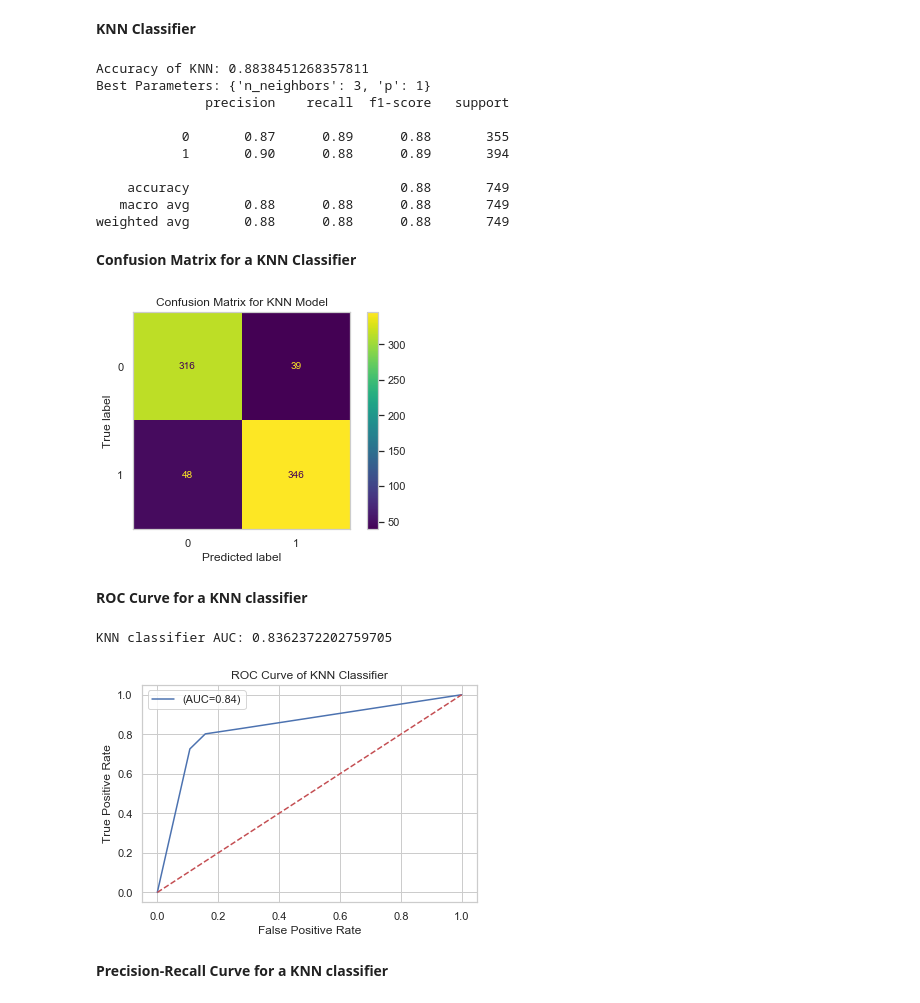
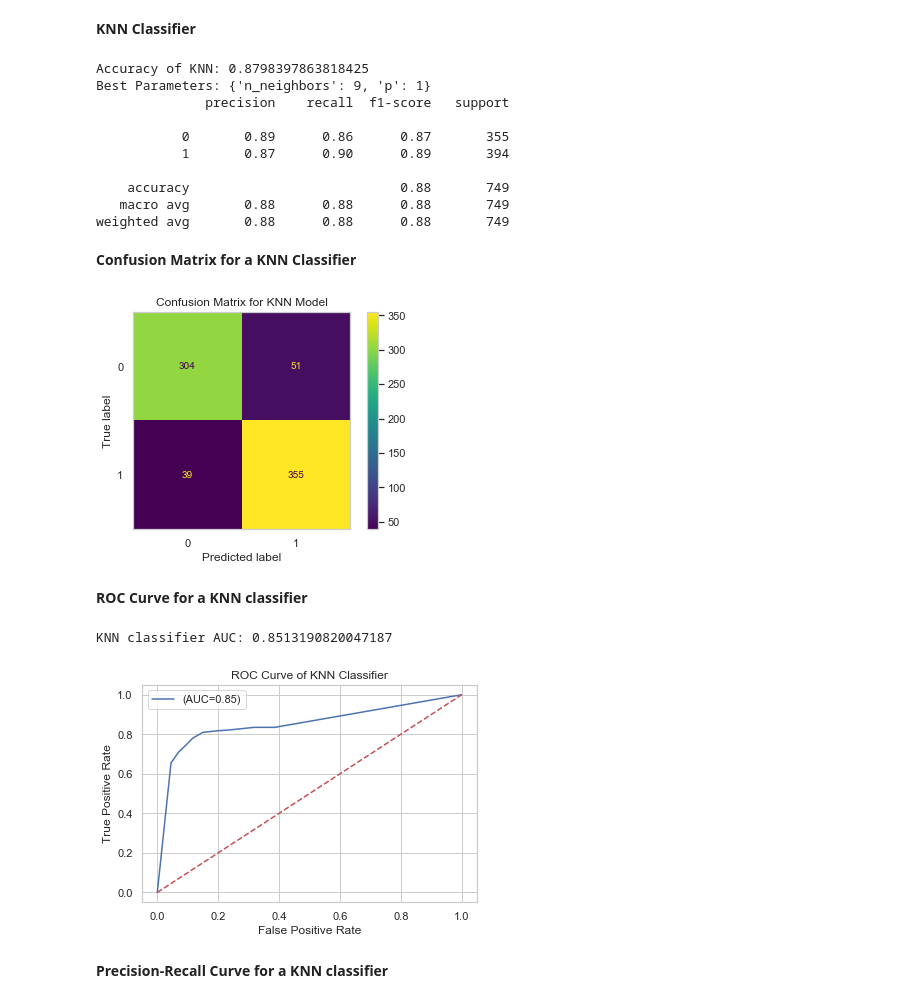
Before and after one commit to Chaitanya204/University-Project, a Jupyter notebook: Predicting and Diagnosing Autism Spectrum Disorder (ASD) Using Machine Learning Models.ipynb, the cells around one changed output. Saved outputs shown, nothing was run; the diff lists cells and outputs as text; code cells hidden in the pictures.

```diff
--- a/Predicting and Diagnosing Autism Spectrum Disorder (ASD) Using Machine Learning Models.ipynb
+++ b/Predicting and Diagnosing Autism Spectrum Disorder (ASD) Using Machine Learning Models.ipynb
@@ -579,7 +579,7 @@ y = df1["ASD_traits"]
 X_train, X_test, y_train, y_test = train_test_split(X, y, test_size = 0.2, random_state=1001)
 
 param_grid ={
-    'n_neighbors':[3, 5, 7],
+    'n_neighbors':range(1,11),
     'p':[1, 2]
 }
 
@@ -598,12 +598,12 @@ print(f"Accuracy of KNN: {accuracy_KNN}")
 print(f"Best Parameters: {best_params}")
 print(classification_report(y_test, y_pred_KNN))
 # %% [output]
-Accuracy of KNN: 0.8838451268357811
-Best Parameters: {'n_neighbors': 3, 'p': 1}
+Accuracy of KNN: 0.8798397863818425
+Best Parameters: {'n_neighbors': 9, 'p': 1}
               precision    recall  f1-score   support
 
-           0       0.87      0.89      0.88       355
-           1       0.90      0.88      0.89       394
+           0       0.89      0.86      0.87       355
+           1       0.87      0.90      0.89       394
 
     accuracy                           0.88       749
    macro avg       0.88      0.88      0.88       749
@@ -616,25 +616,25 @@ plt.title("Confusion Matrix for KNN Model")
 plt.grid(False)
 plt.show()
 # %% [output]
-[figure, old version]
+[figure, new version]
 # %% [markdown]
 **ROC Curve for a KNN classifier**
 # %%
 y_proba_KNN = best_model.predict_proba(X_test_scaled)[:, 1]
 # %%
 fpr, tpr, thresholds = roc_curve(y_test, y_proba_KNN)
-ROC_AUC = auc(fpr, tpr)
+ROC_AUC = roc_auc_score(y_test, y_proba_KNN)
 plt.plot(fpr, tpr, label=f'(AUC={ROC_AUC:.2f})')
 plt.plot([0, 1], [0, 1], 'r--')
 plt.title("ROC Curve of KNN Classifier")
 plt.xlabel("False Positive Rate")
 plt.ylabel("True Positive Rate")
 print(f"KNN classifier AUC: {ROC_AUC}")
 plt.legend()
 plt.show()
 # %% [output]
-KNN classifier AUC: 0.8362372202759705
+KNN classifier AUC: 0.8513190820047187
-[figure, old version]
+[figure, new version]
 # %% [markdown]
 **Precision-Recall Curve for a KNN classifier**
 # %%
```
Also changed, not shown: parts of 23 cells of this notebook, 2 other files.
